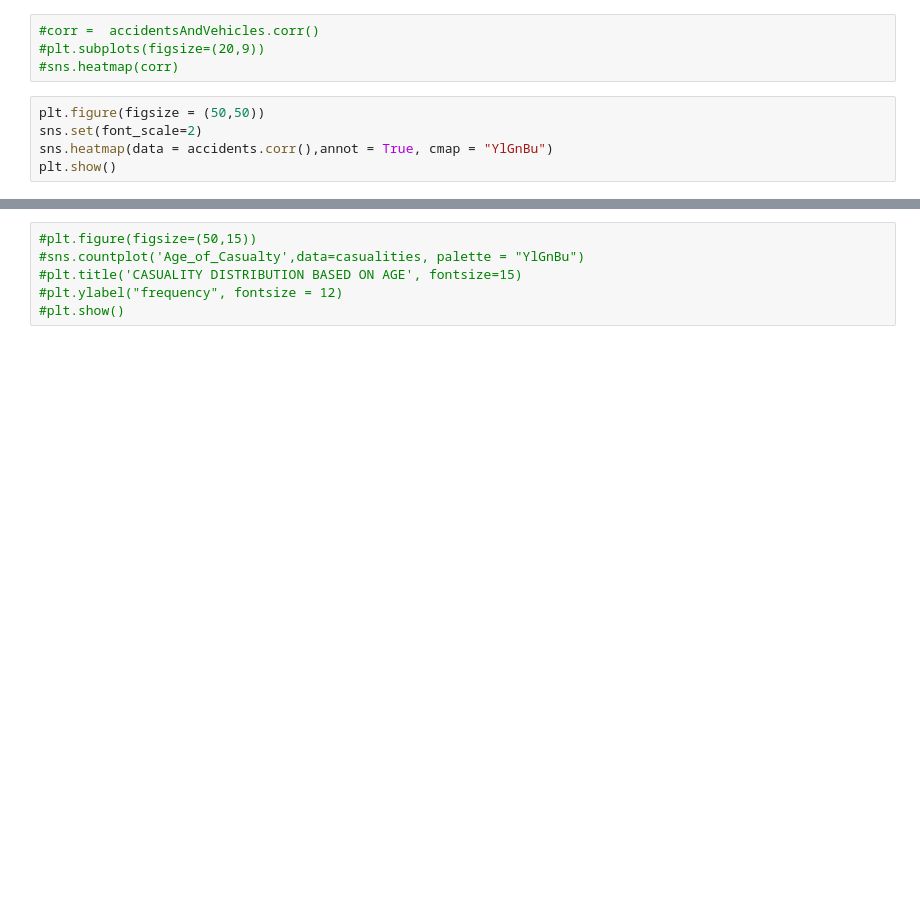
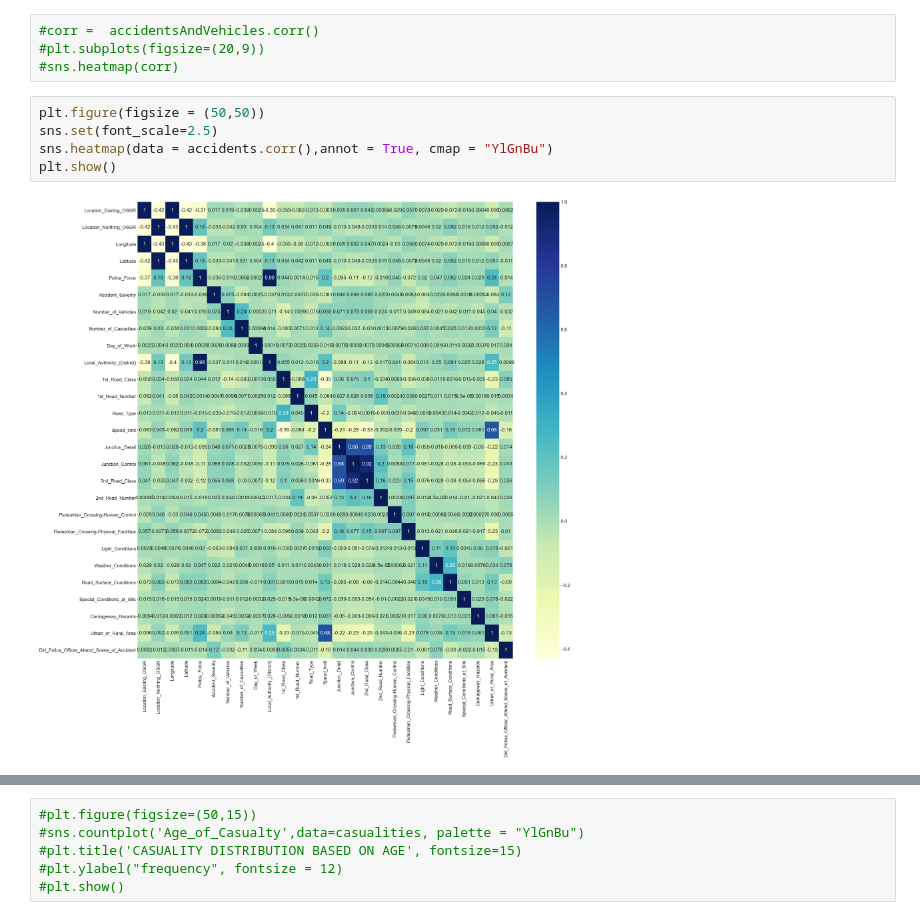
Before and after one commit to TrungDCao/1.6mil-Accidents-UK, a Jupyter notebook: Data_Understanding-checkpoint.ipynb, the cells around one changed output, grey strips where cells are left out. Cells and saved outputs as stored; diff of their text form; blank space fills up the shorter version.

```diff
--- a/Data_Understanding-checkpoint.ipynb
+++ b/Data_Understanding-checkpoint.ipynb
@@ -358,9 +358,11 @@ m
 #sns.heatmap(corr)
 # %%
 plt.figure(figsize = (50,50))
-sns.set(font_scale=2)
+sns.set(font_scale=2.5)
 sns.heatmap(data = accidents.corr(),annot = True, cmap = "YlGnBu")
 plt.show()
+# %% [output]
+[figure, added]
 # %%
 plt.figure(figsize=(15,7))
 sns.set(font_scale=1)
```
Also changed, not shown: parts of 8 cells of this notebook.
